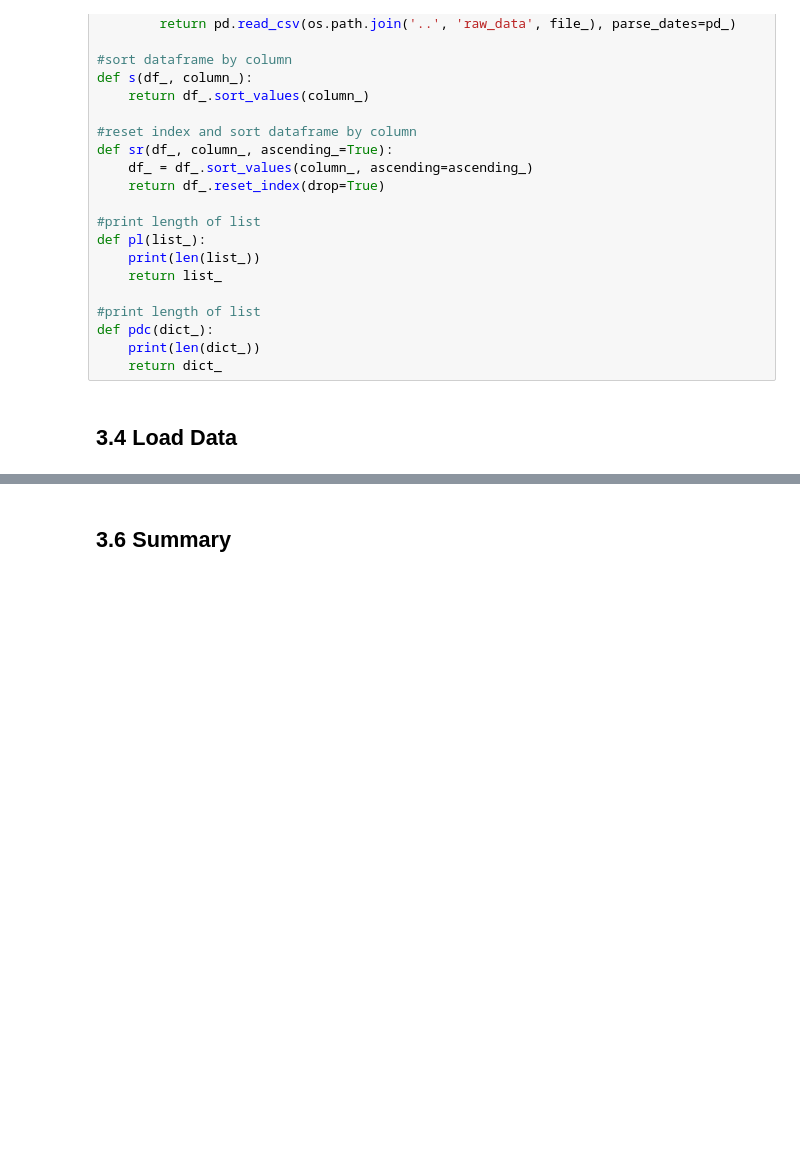
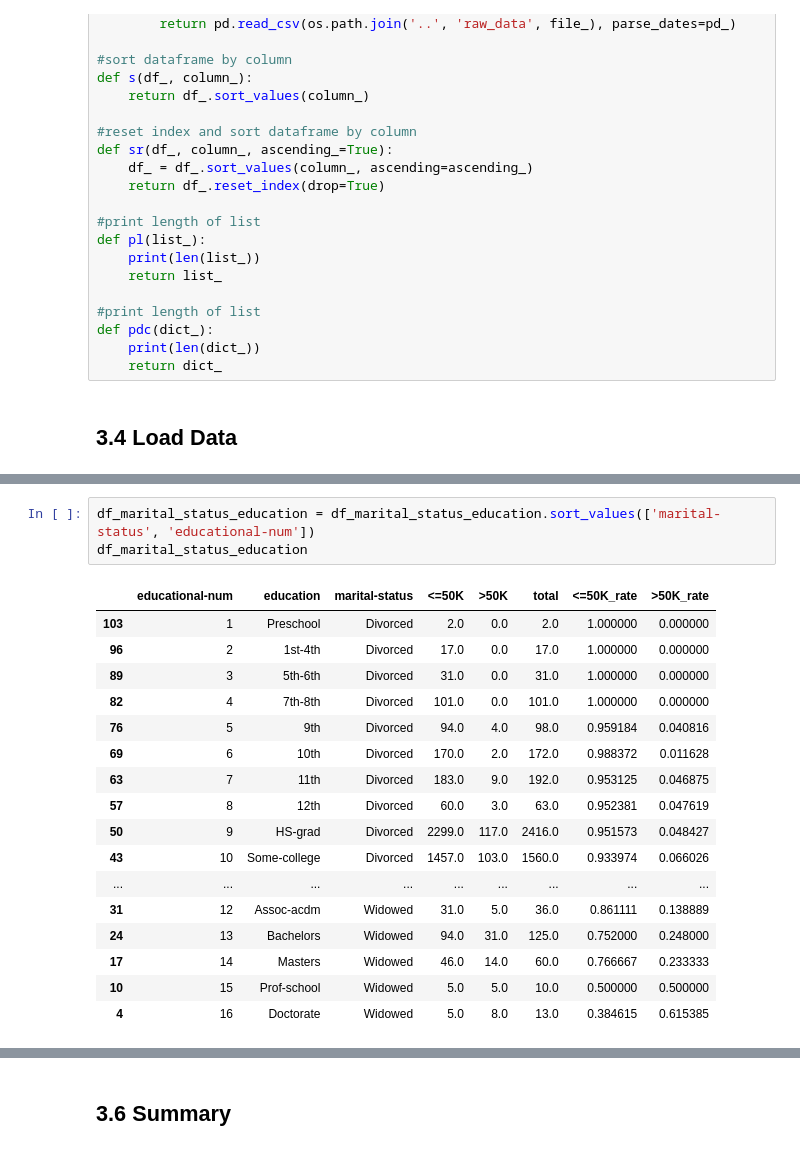
Before and after one commit to pauljacob/mini_projects, a Jupyter notebook: casfad_adult_income/03_Exploratory_Data_Analysis/03_exploratory_data_analysis_multiple_bar_chart.ipynb, the cells around one changed output, grey strips where cells are left out. Cells and saved outputs as stored; diff of their text form; blank space fills up the shorter version.

```diff
--- a/casfad_adult_income/03_Exploratory_Data_Analysis/03_exploratory_data_analysis_multiple_bar_chart.ipynb
+++ b/casfad_adult_income/03_Exploratory_Data_Analysis/03_exploratory_data_analysis_multiple_bar_chart.ipynb
@@ -173,0 +274,21 @@ KeyError: 'income'
+# %%
+df_marital_status_education = df_marital_status_education.sort_values(['marital-status', 'educational-num'])
+df_marital_status_education
+# %% [output]
+|  | educational-num | education | marital-status | <=50K | >50K | total | <=50K_rate | >50K_rate |
+| 103 | 1 | Preschool | Divorced | 2.0 | 0.0 | 2.0 | 1.000000 | 0.000000 |
+| 96 | 2 | 1st-4th | Divorced | 17.0 | 0.0 | 17.0 | 1.000000 | 0.000000 |
+| 89 | 3 | 5th-6th | Divorced | 31.0 | 0.0 | 31.0 | 1.000000 | 0.000000 |
+| 82 | 4 | 7th-8th | Divorced | 101.0 | 0.0 | 101.0 | 1.000000 | 0.000000 |
+| 76 | 5 | 9th | Divorced | 94.0 | 4.0 | 98.0 | 0.959184 | 0.040816 |
+| 69 | 6 | 10th | Divorced | 170.0 | 2.0 | 172.0 | 0.988372 | 0.011628 |
+| 63 | 7 | 11th | Divorced | 183.0 | 9.0 | 192.0 | 0.953125 | 0.046875 |
+| 57 | 8 | 12th | Divorced | 60.0 | 3.0 | 63.0 | 0.952381 | 0.047619 |
+| 50 | 9 | HS-grad | Divorced | 2299.0 | 117.0 | 2416.0 | 0.951573 | 0.048427 |
+| 43 | 10 | Some-college | Divorced | 1457.0 | 103.0 | 1560.0 | 0.933974 | 0.066026 |
+| ... | ... | ... | ... | ... | ... | ... | ... | ... |
+| 31 | 12 | Assoc-acdm | Widowed | 31.0 | 5.0 | 36.0 | 0.861111 | 0.138889 |
+| 24 | 13 | Bachelors | Widowed | 94.0 | 31.0 | 125.0 | 0.752000 | 0.248000 |
+| 17 | 14 | Masters | Widowed | 46.0 | 14.0 | 60.0 | 0.766667 | 0.233333 |
+| 10 | 15 | Prof-school | Widowed | 5.0 | 5.0 | 10.0 | 0.500000 | 0.500000 |
+| 4 | 16 | Doctorate | Widowed | 5.0 | 8.0 | 13.0 | 0.384615 | 0.615385 |
```
Also changed, not shown: parts of 22 cells of this notebook, 4 other files.
